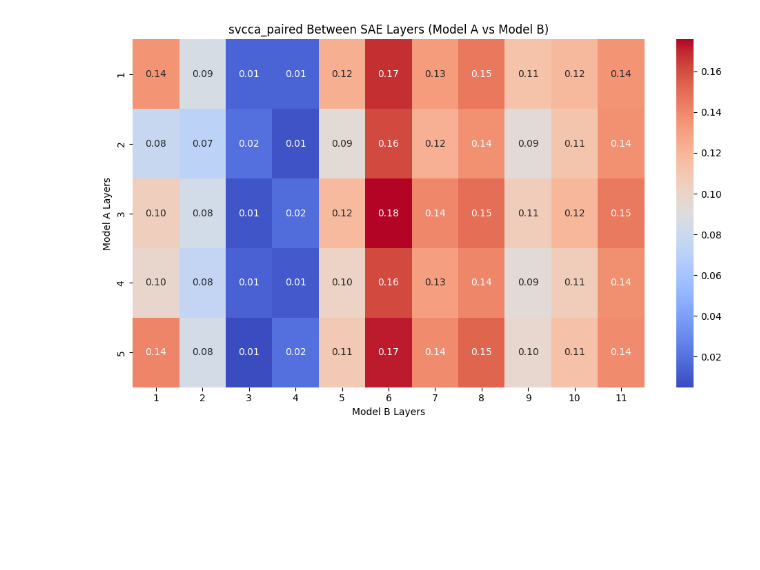
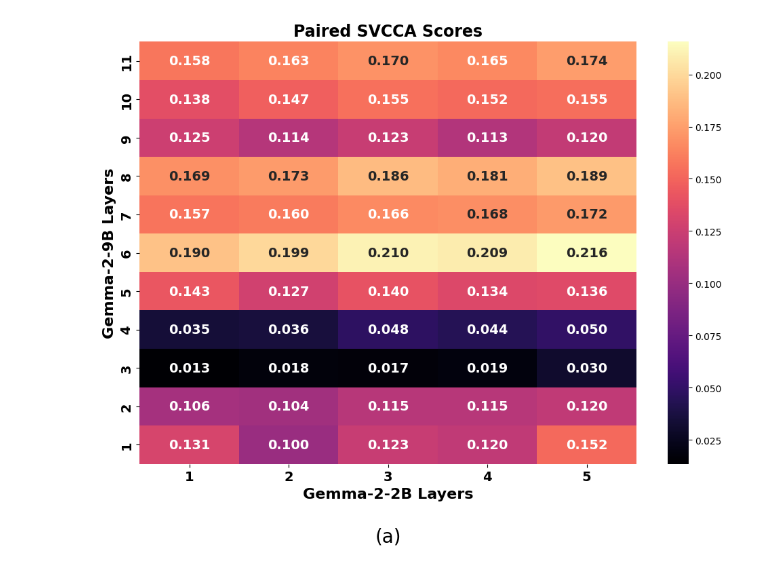
Before and after one commit to aditya95-pixel/univ_feat_geom, a Jupyter notebook: plots.ipynb, the cells around one changed output. Cells and saved outputs as stored; diff of their text form; code cells hidden in the pictures; blank space fills up the shorter version.

Commit message:
updated plots

```diff
--- a/plots.ipynb
+++ b/plots.ipynb
@@ -74,4 +0,0 @@ visualize_score_matrix(scores, "mean_actv_corr_filt")
-# %%
-visualize_score_matrix(scores, "svcca_paired")
-# %% [output]
-[figure, removed]
@@ -77,0 +13,38 @@ visualize_score_matrix(scores, "svcca_paired")
+# %%
+all_scores_paired_svcca = {}
+modA_layer_to_dictscores = scores
+
+for layerID_A, layer_to_dictscores in modA_layer_to_dictscores.items():
+    if layerID_A == 0:
+        continue
+    layerID_A_scores_svcca = {}
+    for layerID_B, scores_dict in layer_to_dictscores.items():
+        svcca_score = scores_dict['svcca_paired']
+        layerID_A_scores_svcca[layerID_B] = svcca_score
+    all_scores_paired_svcca[layerID_A] = layerID_A_scores_svcca
+
+scores_df_svcca = pd.DataFrame(all_scores_paired_svcca)
+
+# Remove subplots and directly plot the heatmap
+plt.figure(figsize=(10, 8))
+
+for label in plt.gca().get_xticklabels() + plt.gca().get_yticklabels():
+    label.set_fontsize(14)
+    label.set_fontweight('bold')
+
+sns.heatmap(scores_df_svcca, annot=True, cmap='magma', cbar=True, fmt=".3f",
+            annot_kws={"size": 14, "weight": 'bold'})
+
+plt.title("Paired SVCCA Scores", fontsize=17, fontweight='bold')
+plt.xlabel("Gemma-2-2B Layers", fontsize=16, fontweight='bold')
+plt.ylabel("Gemma-2-9B Layers", fontsize=16, fontweight='bold')
+plt.gca().invert_yaxis()
+plt.text(0.5, -0.15, '(a)', transform=plt.gca().transAxes, ha='center', va='top', fontsize=20)
+
+plt.tight_layout()
+
+plt.savefig('heatmap_comparison.pdf')
+
+plt.show()
+# %% [output]
+[figure, added]
```
Also changed, not shown: parts of 4 cells of this notebook.
